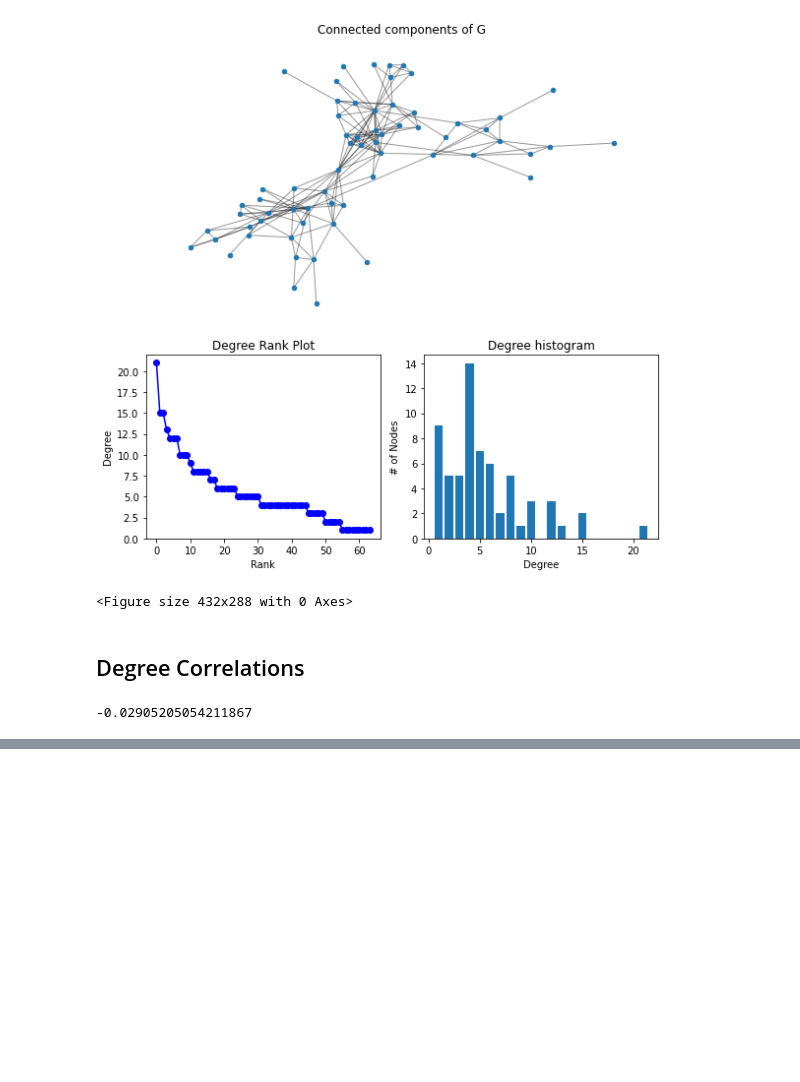
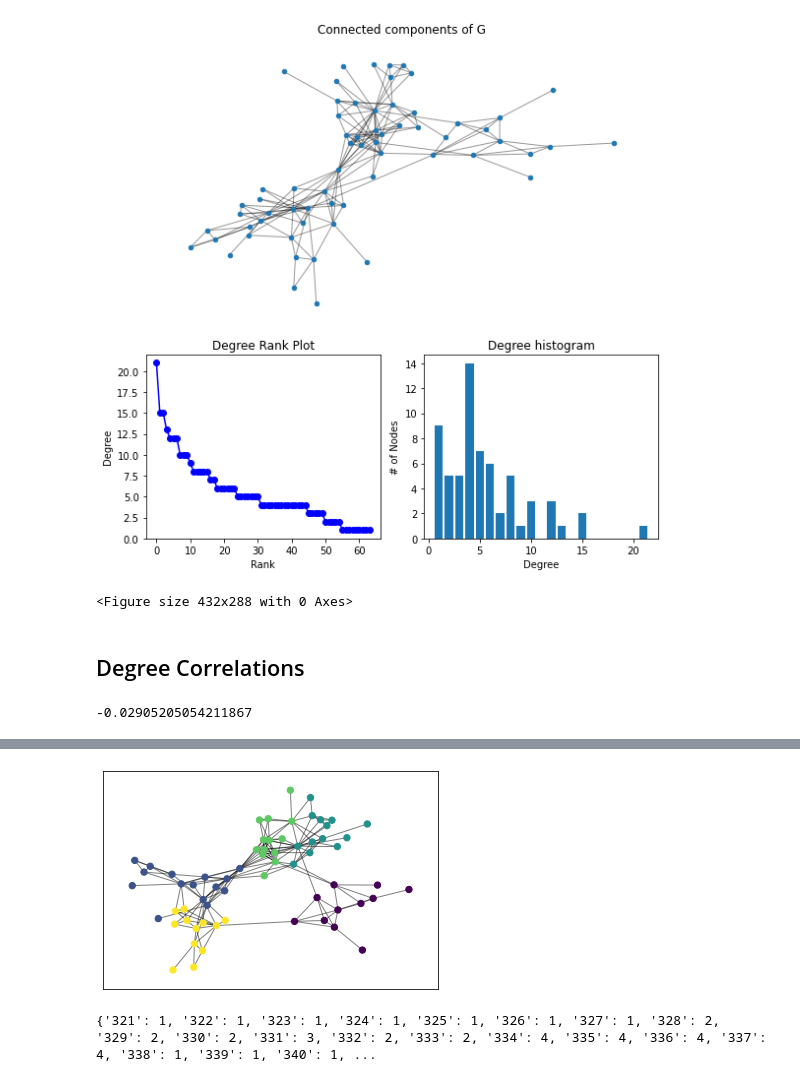
Before and after one commit to bryant-nn/Social_Computing_Project1, a Jupyter notebook: data_set/aves-weaver-social-16/buildNetwork.ipynb, the cells around one changed output, grey strips where cells are left out. Cells and saved outputs as stored; diff of their text form; code cells hidden in the pictures; blank space fills up the shorter version.

Commit message:
update data_set/buildNetwork.ipynb

```diff
--- a/data_set/aves-weaver-social-16/buildNetwork.ipynb
+++ b/data_set/aves-weaver-social-16/buildNetwork.ipynb
@@ -93,0 +108,17 @@ print(r)
+# %%
+partition = community_louvain.best_partition(G)
+# %%
+# draw the graph
+pos = nx.spring_layout(G)
+# color the nodes according to their partition
+cmap = cm.get_cmap('viridis', max(partition.values()) + 1)
+nx.draw_networkx_nodes(G, pos, partition.keys(), node_size=40,
+                       cmap=cmap, node_color=list(partition.values()))
+nx.draw_networkx_edges(G, pos, alpha=0.5)
+plt.show()
+# %% [output]
+[figure, added]
+# %%
+print((partition))
+# %% [output]
+{'321': 1, '322': 1, '323': 1, '324': 1, '325': 1, '326': 1, '327': 1, '328': 2, '329': 2, '330': 2, '331': 3, '332': 2, '333': 2, '334': 4, '335': 4, '336': 4, '337': 4, '338': 1, '339': 1, '340': 1, ...
```
Also changed, not shown: parts of 3 cells of this notebook.
